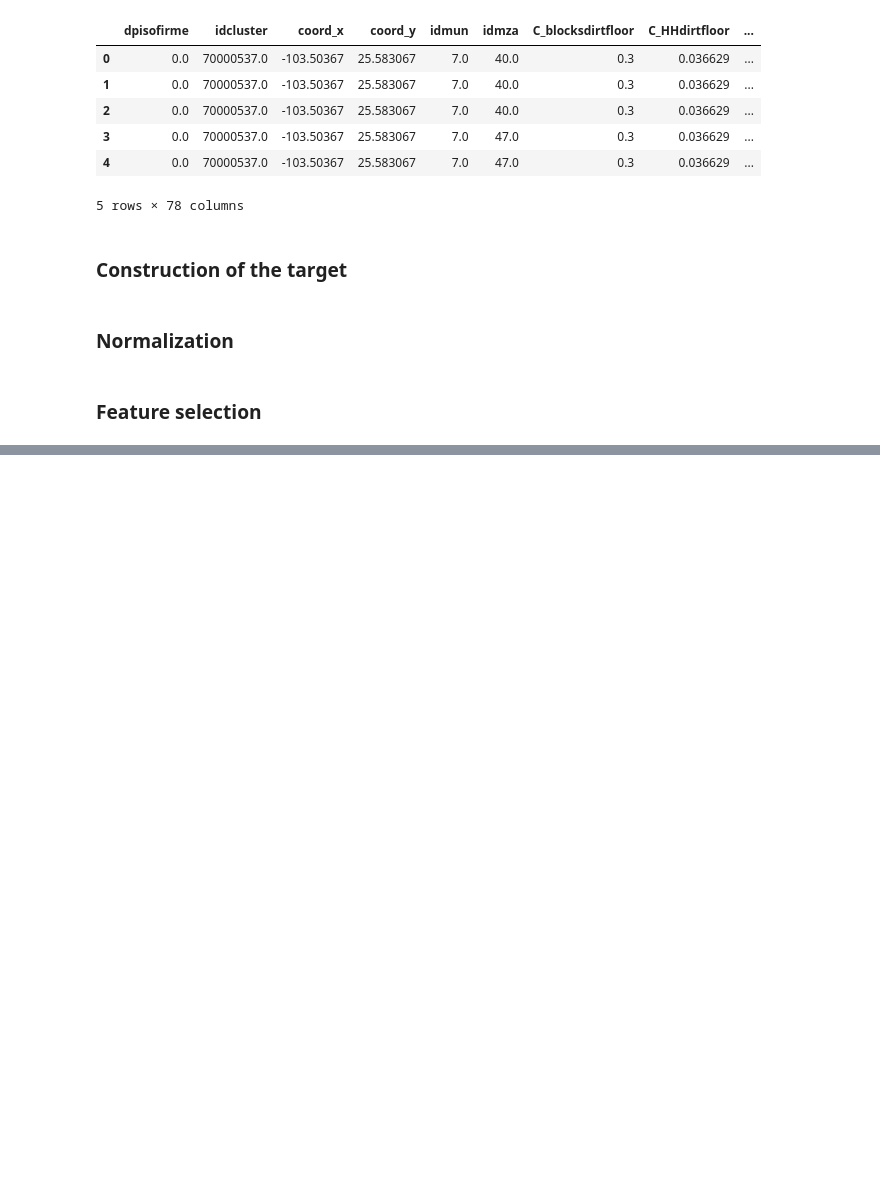
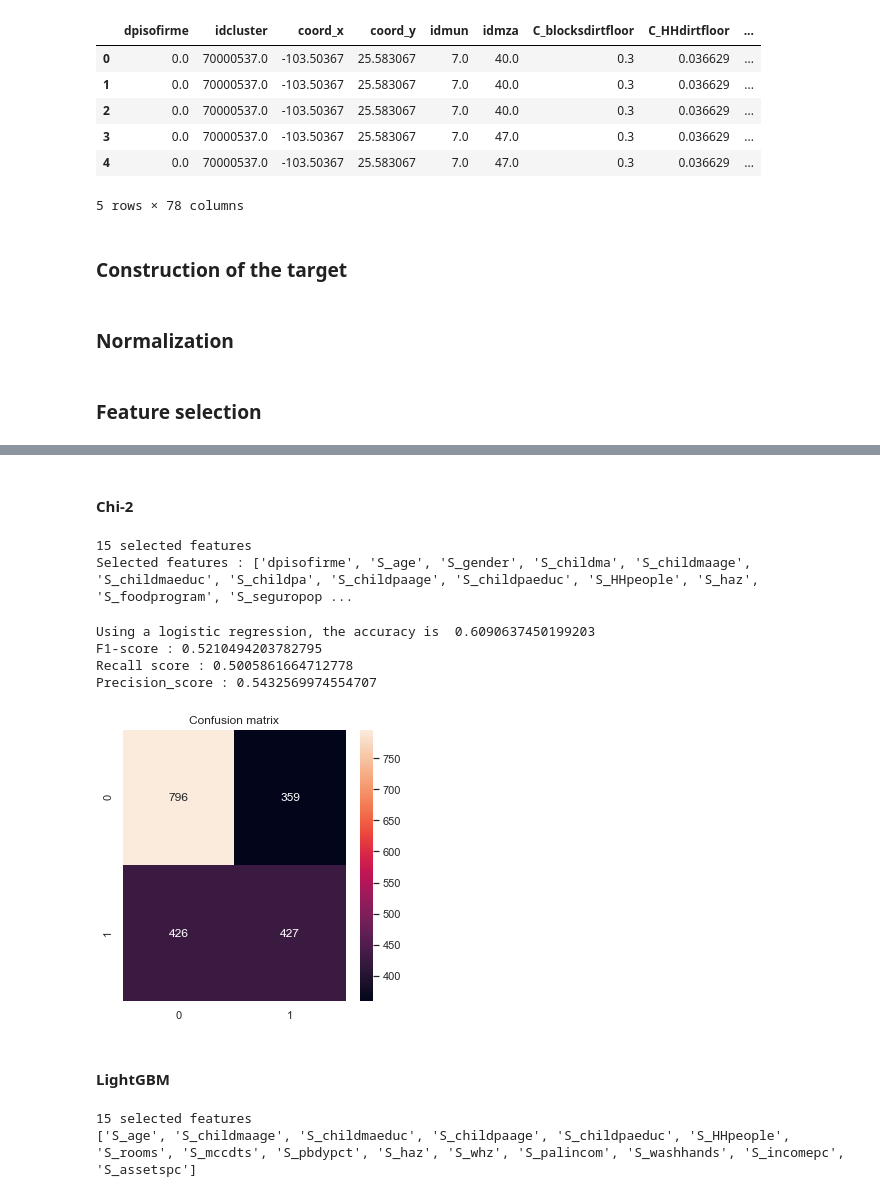
Before and after one commit to epfl-ada/ada-2020-project-milestone-p3-p3_2fast2curious, a Jupyter notebook: Freestyle.ipynb, the cells around one changed output, grey strips where cells are left out. Saved outputs shown, nothing was run; the diff lists cells and outputs as text; code cells hidden in the pictures; blank space fills up the shorter version.

```diff
--- a/Freestyle.ipynb
+++ b/Freestyle.ipynb
@@ -190,3 +190,7 @@ to_norm = ['idcluster', 'coord_x', 'coord_y', 'idmun','idmza', 'S_age', 'S_child
 I[to_norm] = normalize(I[to_norm])
 # %% [markdown]
 ### Feature selection
+# %%
+selection = I.drop(['S_parcount', 'S_diarrhea', 'S_anemia', 'S_respira', 'S_skin', 'S_otherdis'], axis = 1)
+# %%
+selection = selection.drop(['idcluster', 'coord_x', 'coord_y', 'idmza', 'idmun'], axis = 1)
@@ -192,0 +262,64 @@ I[to_norm] = normalize(I[to_norm])
+# %% [markdown]
+#### Chi-2
+# %%
+from sklearn.feature_selection import SelectKBest
+from sklearn.feature_selection import chi2
+from sklearn.preprocessing import MinMaxScaler
+
+X_norm = MinMaxScaler().fit_transform(selection)
+chi_selector = SelectKBest(chi2, k=15)
+chi_selector.fit(X_norm, target)
+chi_support = chi_selector.get_support()
+chi_feature = selection.loc[:,chi_support].columns.tolist()
+print(str(len(chi_feature)), 'selected features')
+print("Selected features :", chi_feature)
+# %% [output]
+15 selected features
+Selected features : ['dpisofirme', 'S_age', 'S_gender', 'S_childma', 'S_childmaage', 'S_childmaeduc', 'S_childpa', 'S_childpaage', 'S_childpaeduc', 'S_HHpeople', 'S_haz', 'S_foodprogram', 'S_seguropop ...
+# %%
+#Split data set between train and test
+x_tr, x_te, y_tr, y_te = train_test_split(selection, np.ravel(target), test_size = 0.3, random_state = 50)
+
+#Logistic regression
+model = selection[chi_feature].columns
+logistic = LogisticRegression(solver = 'lbfgs', max_iter = 5000)
+log_reg = logistic.fit(x_tr[model], y_tr)
+pred = log_reg.predict(x_te[model])
+
+#Statistics
+print('Using a logistic regression, the accuracy is ', accuracy_score(y_te, pred))
+print('F1-score :', f1_score(y_te, pred))
+print('Recall score :', recall_score(y_te, pred))
+print('Precision_score :', precision_score(y_te, pred))
+
+#Confusion matrix
+matrix = confusion_matrix(y_te, pred)
+plt.figure(figsize = (5, 5))
+sns.heatmap(matrix, annot=True, fmt="d")
+plt.title('Confusion matrix')
+plt.show()
+# %% [output]
+Using a logistic regression, the accuracy is  0.6090637450199203
+F1-score : 0.5210494203782795
+Recall score : 0.5005861664712778
+Precision_score : 0.5432569974554707
+[figure, added]
+# %% [markdown]
+#### LightGBM
+# %%
+from sklearn.feature_selection import SelectFromModel
+from lightgbm import LGBMClassifier
+
+lgbc=LGBMClassifier(n_estimators=500, learning_rate=0.05, num_leaves=32, colsample_bytree=0.2,
+            reg_alpha=3, reg_lambda=1, min_split_gain=0.01, min_child_weight=40)
+
+embeded_lgb_selector = SelectFromModel(lgbc, max_features=15)
+embeded_lgb_selector.fit(selection, target)
+
+embeded_lgb_support = embeded_lgb_selector.get_support()
+embeded_lgb_feature = selection.loc[:,embeded_lgb_support].columns.tolist()
+print(str(len(embeded_lgb_feature)), 'selected features')
+print(embeded_lgb_feature)
+# %% [output]
+15 selected features
+['S_age', 'S_childmaage', 'S_childmaeduc', 'S_childpaage', 'S_childpaeduc', 'S_HHpeople', 'S_rooms', 'S_mccdts', 'S_pbdypct', 'S_haz', 'S_whz', 'S_palincom', 'S_washhands', 'S_incomepc', 'S_assetspc']
```
Also changed, not shown: parts of 18 cells of this notebook, 1 other file.
